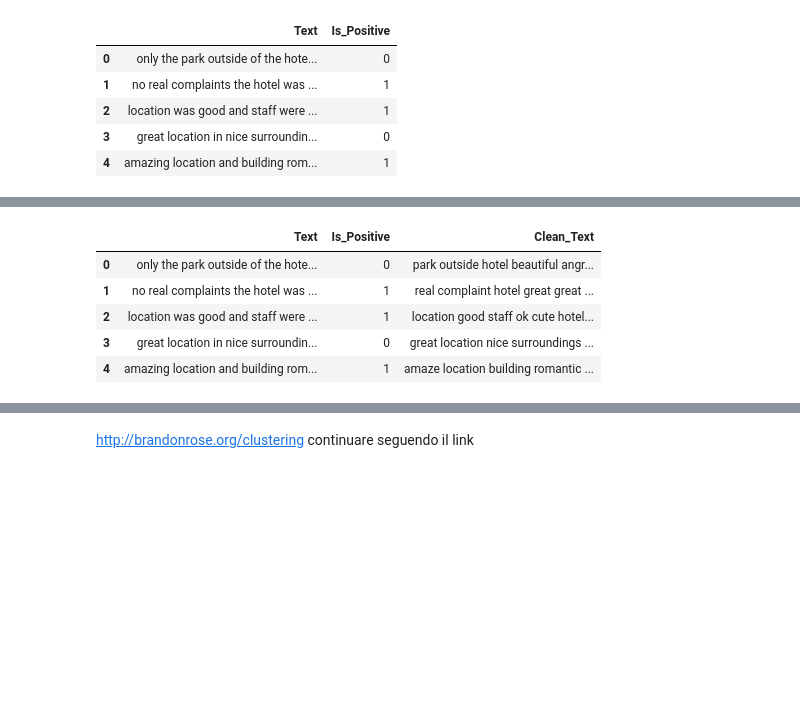
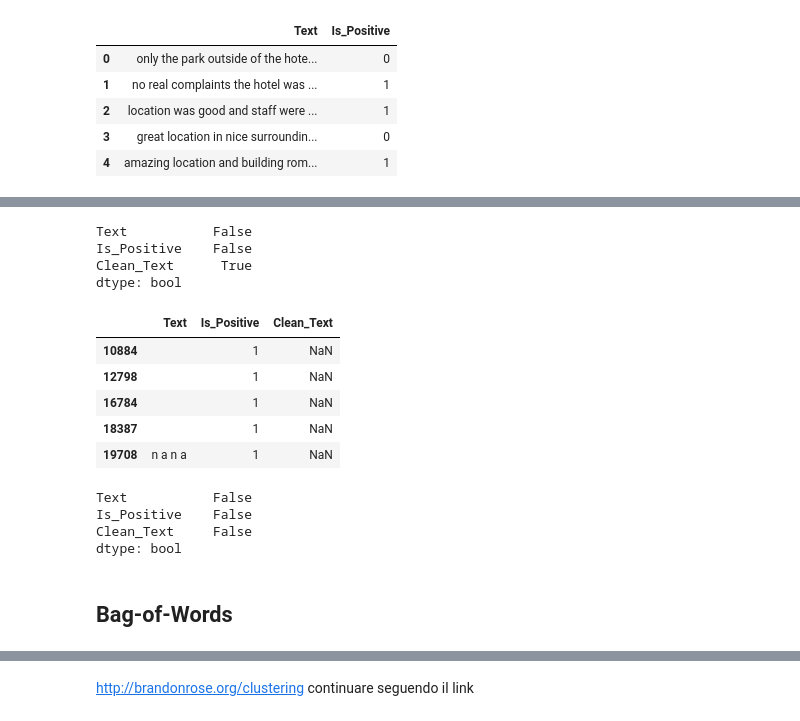
Before and after one commit to LuigiCerone/Hotel-Reviews-Data-Analysis, a Jupyter notebook: Hotel_Reviews_Copia_Lavoro_Giggi.ipynb, the cells around one changed output, grey strips where cells are left out. Drawn from its saved outputs; the diff is of its cells as text; code cells hidden in the pictures; blank space fills up the shorter version.

```diff
--- a/Hotel_Reviews_Copia_Lavoro_Giggi.ipynb
+++ b/Hotel_Reviews_Copia_Lavoro_Giggi.ipynb
@@ -779,0 +786,3 @@ text_df.to_csv('Cleaned_Text.csv', index=False)
+# %%
+text_df = pd.read_csv('Cleaned_Text.csv')
+text_df.head()
@@ -780,9 +796,16 @@ text_df.to_csv('Cleaned_Text.csv', index=False)
+# %%
+text_df.isna().any()
+# %% [output]
+Text           False
+Is_Positive    False
+Clean_Text      True
+dtype: bool
 # %%
-text_df.head()
+text_df[text_df['Clean_Text'].isna()].head()
 # %% [output]
 |  | Text | Is_Positive | Clean_Text |
-| 0 | only the park outside of the hote... | 0 | park outside hotel beautiful angr... |
-| 1 | no real complaints the hotel was ... | 1 | real complaint hotel great great ... |
-| 2 | location was good and staff were ... | 1 | location good staff ok cute hotel... |
-| 3 | great location in nice surroundin... | 0 | great location nice surroundings ... |
-| 4 | amazing location and building rom... | 1 | amaze location building romantic ... |
+| 10884 |  | 1 | NaN |
+| 12798 |  | 1 | NaN |
+| 16784 |  | 1 | NaN |
+| 18387 |  | 1 | NaN |
+| 19708 | n a n a | 1 | NaN |
@@ -800 +814,10 @@ class Tokenizer(object):
+# %%
+text_df.isna().any()
+# %% [output]
+Text           False
+Is_Positive    False
+Clean_Text     False
+dtype: bool
+# %% [markdown]
+## Bag-of-Words
 # %%
```
Also changed, not shown: parts of 52 cells of this notebook, 1 other file.
